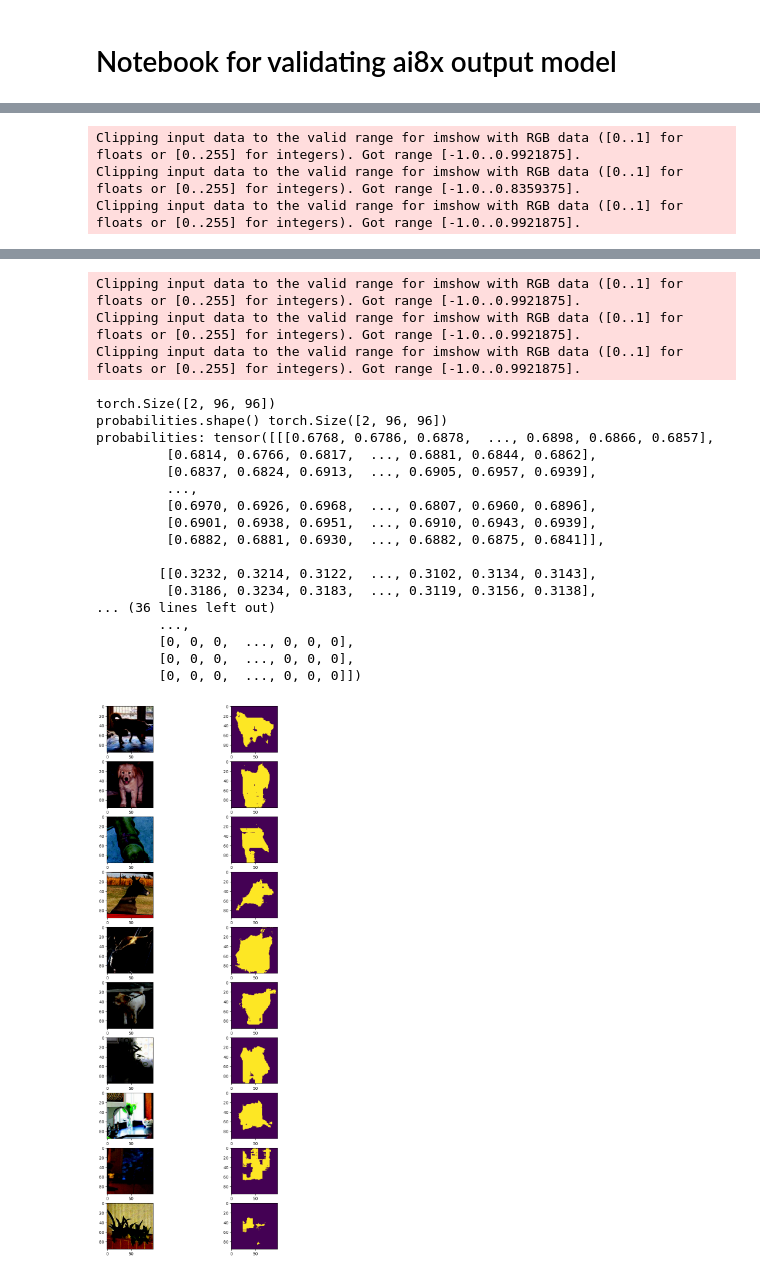
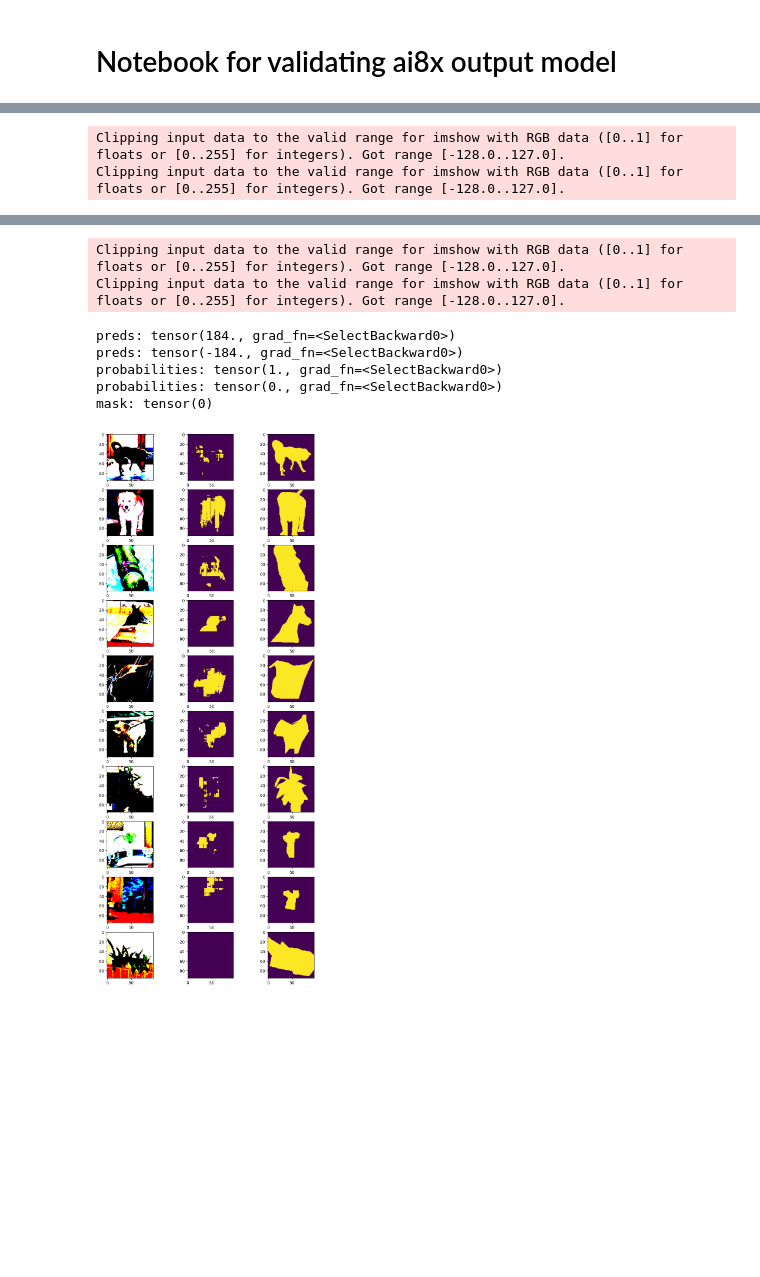
Before and after one commit to laggezhd/giga-sam, a Jupyter notebook: max78000/testing/max78000_validate.ipynb, the cells around one changed output, grey strips where cells are left out. Cells and saved outputs as stored; diff of their text form; code cells hidden in the pictures; blank space fills up the shorter version.

Commit message:
Updated validation notebooks, added 88x8 validation notebook.

```diff
--- a/max78000/testing/max78000_validate.ipynb
+++ b/max78000/testing/max78000_validate.ipynb
@@ -286,6 +286,6 @@ class Args:
         self.act_mode_8bit = act_mode_8bit
         self.truncate_testset = False
 
-args = Args(act_mode_8bit=False)
-ai8x.set_device(85, False, False) # True to simulate device
+args = Args(act_mode_8bit=True)
+ai8x.set_device(85, True, False) # True to simulate device
 # %% [output]
@@ -293,6 +293,14 @@ Configuring device: MAX78000, simulate=False.
 # %%
 model = MinimalSam()
-checkpoint = torch.load("../../outputs/minimalsam_ai8x_epoch2_nowd.pth.tar", map_location=torch.device('cpu'), weights_only=False)
+ai8x.fuse_bn_layers(model)
+
+# checkpoint = torch.load("../../outputs/minimalsam_ai8x_qat_epoch7_q8.pth.tar", map_location=torch.device('cpu'))
+# checkpoint = torch.load("../../outputs/1_1_2026_wd/minimalsam_ai8x_wd_epoch4.pth.tar", map_location=torch.device('cpu'))
+checkpoint = torch.load("../../outputs/1_1_2026_wd/minimalsam_ai8x_wd_qat_epoch7_q8.pth.tar", map_location=torch.device('cpu'))
+# checkpoint = torch.load("../../outputs/minimalsam_ai8x_epoch2_nowd.pth.tar", map_location=torch.device('cpu'))
 state_dict = checkpoint['state_dict']
 model.load_state_dict(state_dict)
 model.eval()
+ai8x.update_model(model)
+
+ai8x.update_model(model)
@@ -331,18 +321,28 @@ for i in range(0, num_examples):
     image, mask = test_dataset.__getitem__(i)
 
     preds = model(image.unsqueeze(0)).squeeze(0)
-    print(preds.shape)
+    # print(preds.shape)
+    # print(preds[0][48][48])
+    # print(preds[1][48][48])
+    print("preds:", preds[0][0][0])
+    print("preds:", preds[1][0][0])
     probabilities = torch.softmax(preds, dim=0)
-    print("probabilities.shape()", probabilities.shape)
-    print("probabilities:", probabilities)
+    print("probabilities:", probabilities[0][48][48])
+    print("probabilities:", probabilities[1][48][48])
+
+    # print("probabilities.shape()", probabilities.shape)
+    # print("probabilities:", probabilities)
     pred_mask = torch.argmax(probabilities, dim=0)
-    print("pred_mask.shape", pred_mask.shape)
-    print("pred_mask", pred_mask)
+    print("mask:", pred_mask[48][48])
+    # print("pred_mask.shape", pred_mask.shape)
+    # print("pred_mask", pred_mask)
 
-    plt.subplot(num_examples,2,2*i+1)
+    plt.subplot(num_examples,3,3*i+1)
     plt.imshow(image.permute(1, 2, 0))
-    plt.subplot(num_examples,2,2*i+2)
+    plt.subplot(num_examples,3,3*i+2)
     plt.imshow(pred_mask)
+    plt.subplot(num_examples,3,3*i+3)
+    plt.imshow(mask)
 
 plt.show()
 # %% [output]
@@ -387,3 +385,2 @@ probabilities: tensor([[[0.6905, 0.6968, 0.7024,  ..., 0.6891, 0.6899, 0.6823],
-Clipping input data to the valid range for imshow with RGB data ([0..1] for floats or [0..255] for integers). Got range [-1.0..0.9921875].
-Clipping input data to the valid range for imshow with RGB data ([0..1] for floats or [0..255] for integers). Got range [-1.0..0.8359375].
-Clipping input data to the valid range for imshow with RGB data ([0..1] for floats or [0..255] for integers). Got range [-1.0..0.9921875].
+Clipping input data to the valid range for imshow with RGB data ([0..1] for floats or [0..255] for integers). Got range [-128.0..127.0].
+Clipping input data to the valid range for imshow with RGB data ([0..1] for floats or [0..255] for integers). Got range [-128.0..127.0].
@@ -407,21 +402,8 @@ probabilities: tensor([[[0.6852, 0.6931, 0.7009,  ..., 0.6841, 0.6892, 0.6785],
-Clipping input data to the valid range for imshow with RGB data ([0..1] for floats or [0..255] for integers). Got range [-1.0..0.9921875].
-Clipping input data to the valid range for imshow with RGB data ([0..1] for floats or [0..255] for integers). Got range [-1.0..0.9921875].
-Clipping input data to the valid range for imshow with RGB data ([0..1] for floats or [0..255] for integers). Got range [-1.0..0.9921875].
+Clipping input data to the valid range for imshow with RGB data ([0..1] for floats or [0..255] for integers). Got range [-128.0..127.0].
+Clipping input data to the valid range for imshow with RGB data ([0..1] for floats or [0..255] for integers). Got range [-128.0..127.0].
-torch.Size([2, 96, 96])
-probabilities.shape() torch.Size([2, 96, 96])
-probabilities: tensor([[[0.6768, 0.6786, 0.6878,  ..., 0.6898, 0.6866, 0.6857],
-         [0.6814, 0.6766, 0.6817,  ..., 0.6881, 0.6844, 0.6862],
-         [0.6837, 0.6824, 0.6913,  ..., 0.6905, 0.6957, 0.6939],
-         ...,
-         [0.6970, 0.6926, 0.6968,  ..., 0.6807, 0.6960, 0.6896],
-         [0.6901, 0.6938, 0.6951,  ..., 0.6910, 0.6943, 0.6939],
-         [0.6882, 0.6881, 0.6930,  ..., 0.6882, 0.6875, 0.6841]],
-
-        [[0.3232, 0.3214, 0.3122,  ..., 0.3102, 0.3134, 0.3143],
-         [0.3186, 0.3234, 0.3183,  ..., 0.3119, 0.3156, 0.3138],
-... (36 lines left out)
-        ...,
-        [0, 0, 0,  ..., 0, 0, 0],
-        [0, 0, 0,  ..., 0, 0, 0],
-        [0, 0, 0,  ..., 0, 0, 0]])
+preds: tensor(184., grad_fn=<SelectBackward0>)
+preds: tensor(-184., grad_fn=<SelectBackward0>)
+probabilities: tensor(1., grad_fn=<SelectBackward0>)
+probabilities: tensor(0., grad_fn=<SelectBackward0>)
+mask: tensor(0)
-[figure, old version]
+[figure, new version]
```
Also changed, not shown: parts of 5 cells of this notebook, 1 other file.
